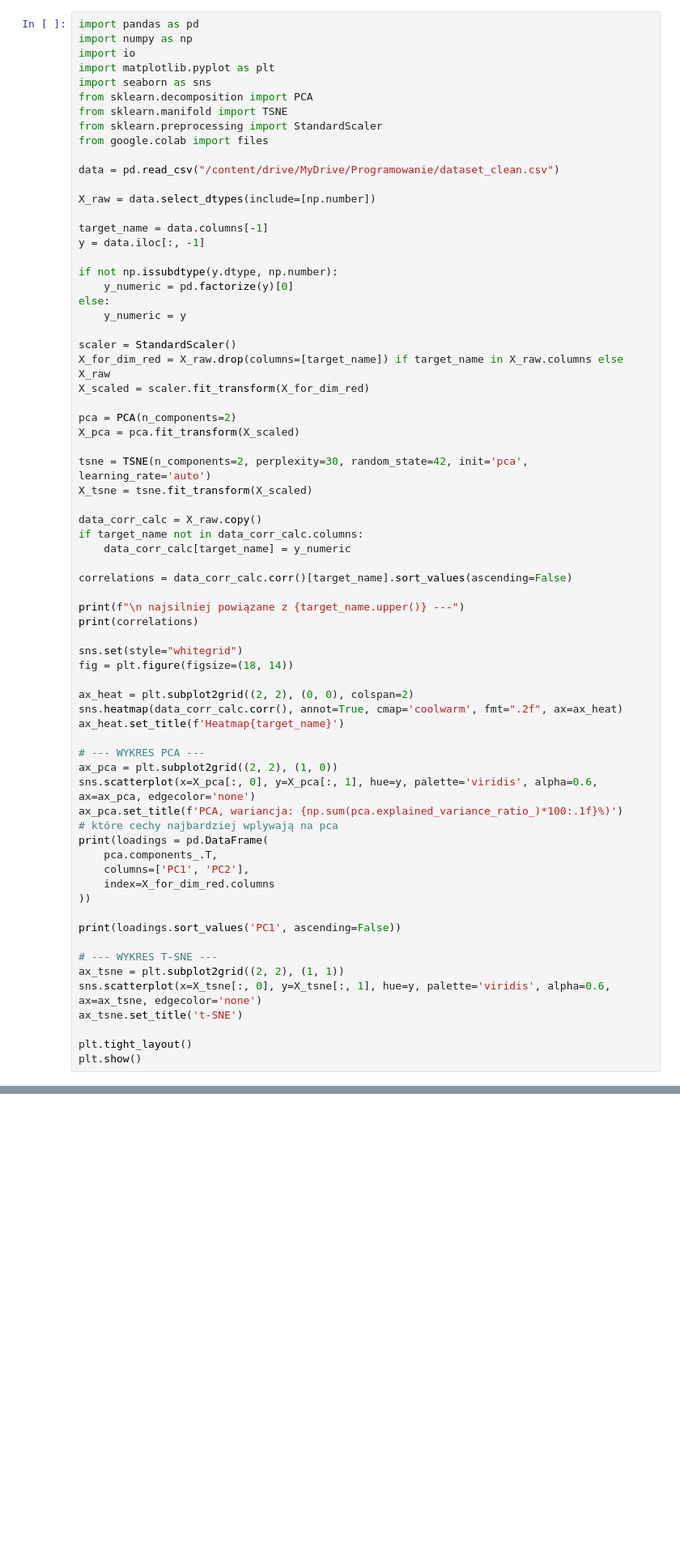
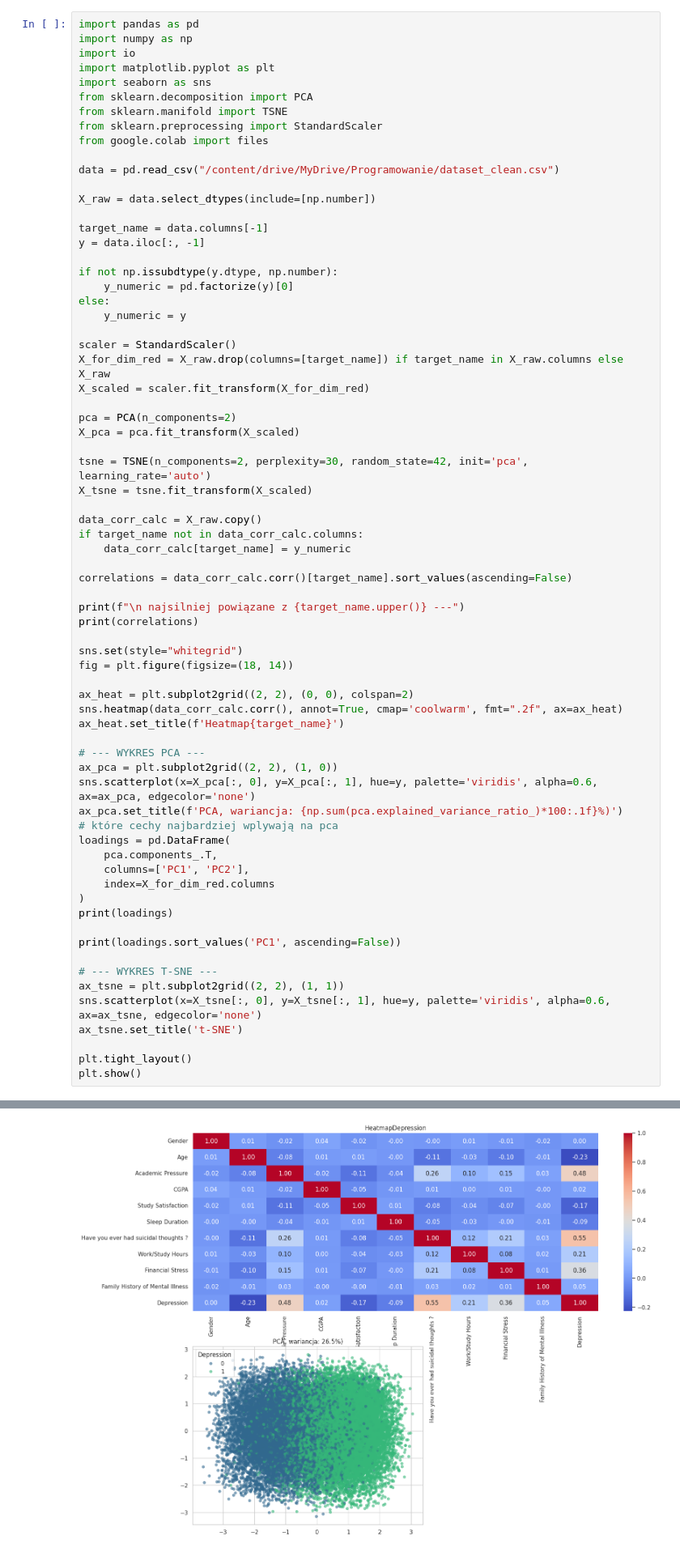
Before and after one commit to lestrice-stud/Projekt_Programowanie, a Jupyter notebook: Programowanie_projekt_1.ipynb, the cells around one changed output, grey strips where cells are left out. Shown at 81% size. Drawn from its saved outputs; the diff is of its cells as text; blank space fills up the shorter version.

```diff
--- a/Programowanie_projekt_1.ipynb
+++ b/Programowanie_projekt_1.ipynb
@@ -354,11 +631,12 @@ ax_pca = plt.subplot2grid((2, 2), (1, 0))
 sns.scatterplot(x=X_pca[:, 0], y=X_pca[:, 1], hue=y, palette='viridis', alpha=0.6, ax=ax_pca, edgecolor='none')
 ax_pca.set_title(f'PCA, wariancja: {np.sum(pca.explained_variance_ratio_)*100:.1f}%)')
 # które cechy najbardziej wplywają na pca
-print(loadings = pd.DataFrame(
+loadings = pd.DataFrame(
     pca.components_.T,
     columns=['PC1', 'PC2'],
     index=X_for_dim_red.columns
-))
+)
+print(loadings)
 
 print(loadings.sort_values('PC1', ascending=False))
 
@@ -369,3 +647,4 @@ ax_tsne.set_title('t-SNE')
 
 plt.tight_layout()
 plt.show()
+# %% [output]
@@ -372,3 +665,4 @@ plt.show()
+[figure, added]
 # %% [markdown]
 **Regresja Logistyczna**
 # %%
```
Also changed, not shown: parts of 15 cells of this notebook.
